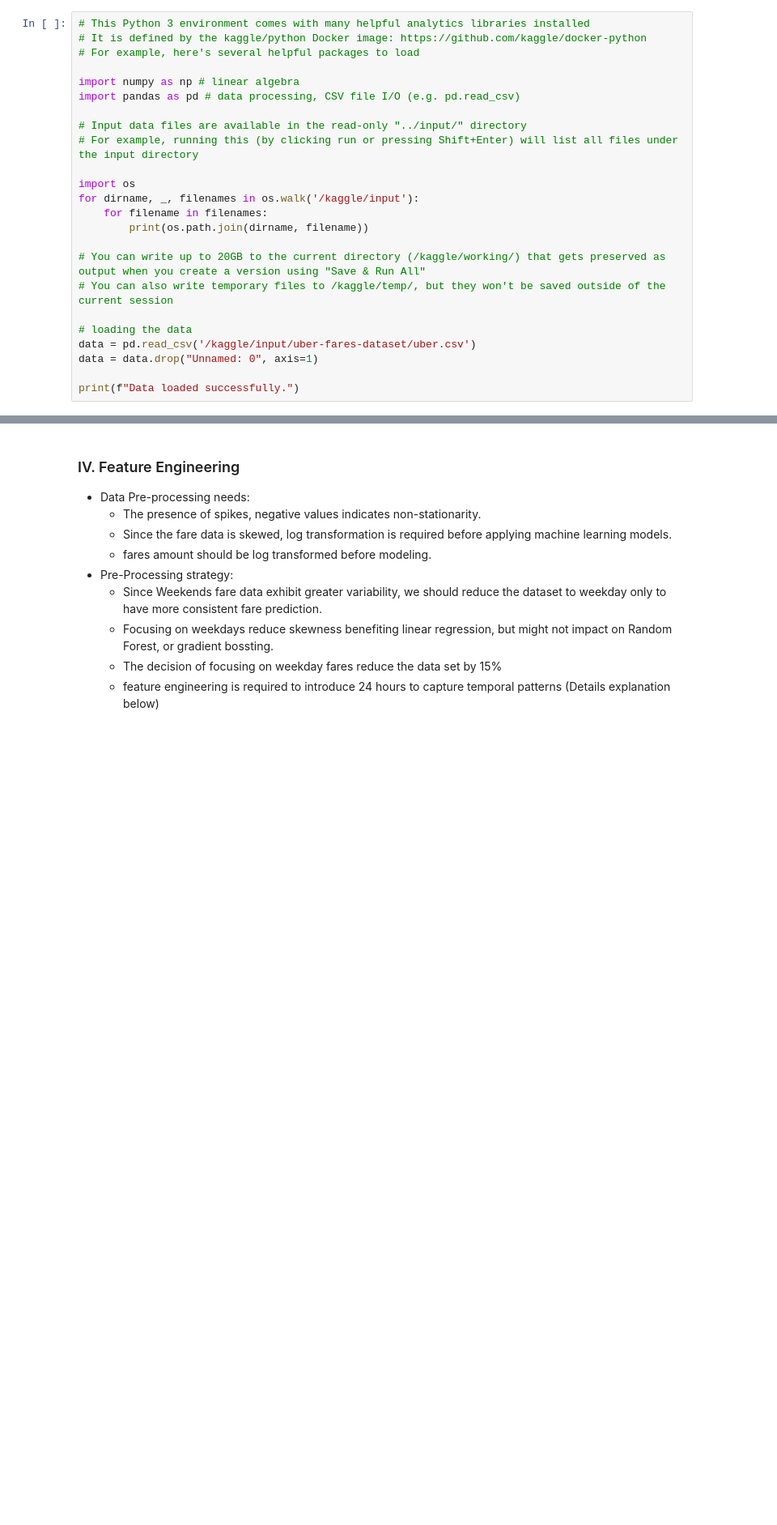
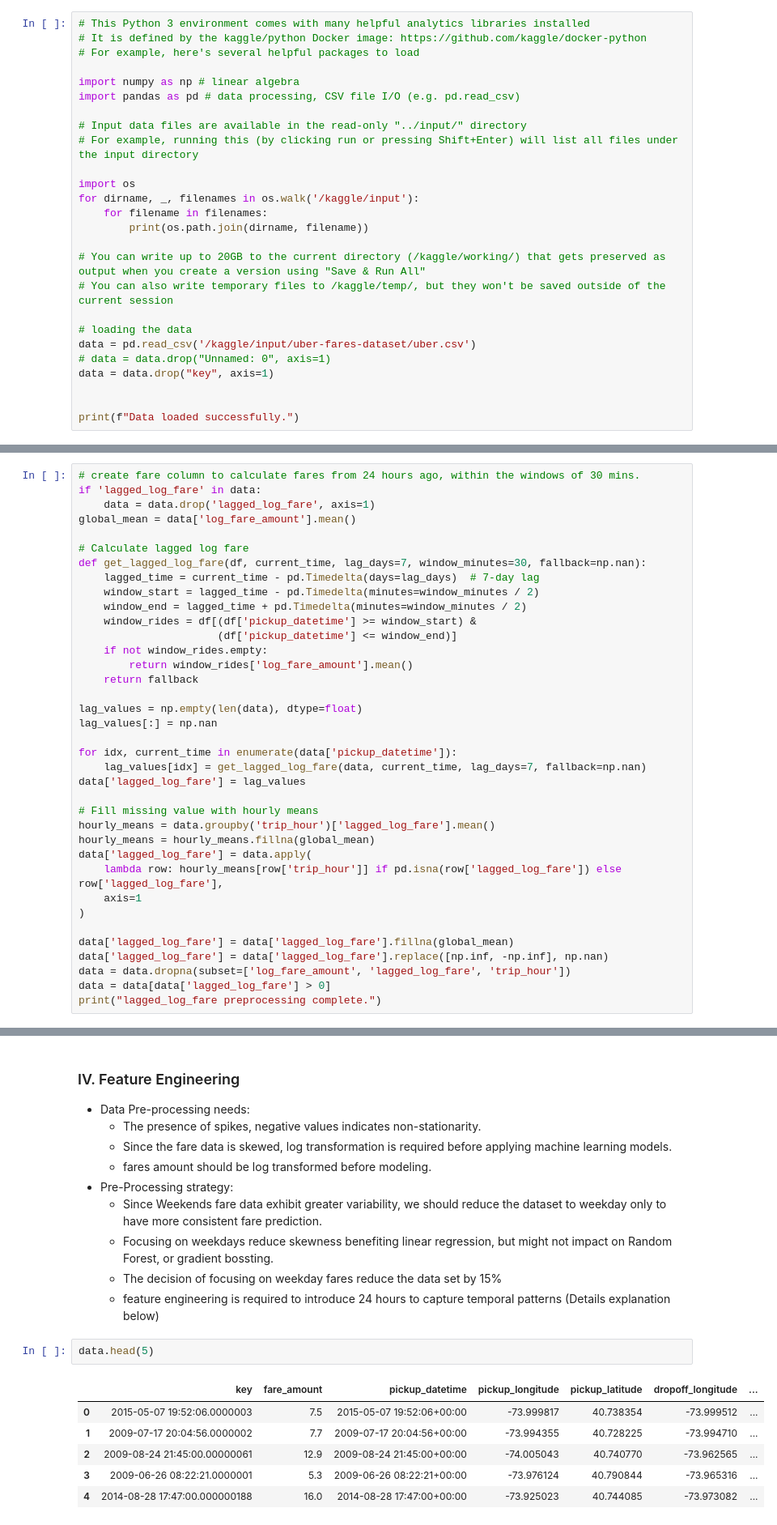
Before and after one commit to ameau01/Uber-Fare-Prediction, a Jupyter notebook: uber-fare-prediction.ipynb, the cells around one changed output, grey strips where cells are left out. Shown at 81% size. Cells and saved outputs as stored; diff of their text form; blank space fills up the shorter version.

```diff
--- a/uber-fare-prediction.ipynb
+++ b/uber-fare-prediction.ipynb
@@ -87,7 +87,9 @@ for dirname, _, filenames in os.walk('/kaggle/input'):
 
 # loading the data
 data = pd.read_csv('/kaggle/input/uber-fares-dataset/uber.csv')
-data = data.drop("Unnamed: 0", axis=1)
+# data = data.drop("Unnamed: 0", axis=1)
+data = data.drop("key", axis=1)
+
 
 print(f"Data loaded successfully.")
 # %% [output]
@@ -458,3 +474,40 @@ plt.tight_layout()
 plt.show()
 # %% [output]
 [figure]
+# %%
+# create fare column to calculate fares from 24 hours ago, within the windows of 30 mins.
+if 'lagged_log_fare' in data:
+    data = data.drop('lagged_log_fare', axis=1)
+global_mean = data['log_fare_amount'].mean()
+
+# Calculate lagged log fare
+def get_lagged_log_fare(df, current_time, lag_days=7, window_minutes=30, fallback=np.nan):
+    lagged_time = current_time - pd.Timedelta(days=lag_days)  # 7-day lag
+    window_start = lagged_time - pd.Timedelta(minutes=window_minutes / 2)
+    window_end = lagged_time + pd.Timedelta(minutes=window_minutes / 2)
+    window_rides = df[(df['pickup_datetime'] >= window_start) &
+                      (df['pickup_datetime'] <= window_end)]
+    if not window_rides.empty:
+        return window_rides['log_fare_amount'].mean()
+    return fallback
+
+lag_values = np.empty(len(data), dtype=float)
+lag_values[:] = np.nan
+
+for idx, current_time in enumerate(data['pickup_datetime']):
+    lag_values[idx] = get_lagged_log_fare(data, current_time, lag_days=7, fallback=np.nan)
+data['lagged_log_fare'] = lag_values
+
+# Fill missing value with hourly means
+hourly_means = data.groupby('trip_hour')['lagged_log_fare'].mean()
+hourly_means = hourly_means.fillna(global_mean)
+data['lagged_log_fare'] = data.apply(
+    lambda row: hourly_means[row['trip_hour']] if pd.isna(row['lagged_log_fare']) else row['lagged_log_fare'],
+    axis=1
+)
+
+data['lagged_log_fare'] = data['lagged_log_fare'].fillna(global_mean)
+data['lagged_log_fare'] = data['lagged_log_fare'].replace([np.inf, -np.inf], np.nan)
+data = data.dropna(subset=['log_fare_amount', 'lagged_log_fare', 'trip_hour'])
+data = data[data['lagged_log_fare'] > 0]
+print("lagged_log_fare preprocessing complete.")
@@ -509,3 +564,12 @@ print("lagged_log_fare preprocessing complete.")
    * Focusing on weekdays reduce skewness benefiting linear regression, but might not impact on Random Forest, or gradient bossting.
    * The decision of focusing on weekday fares reduce the data set by 15%
    * feature engineering is required to introduce 24 hours to capture temporal patterns (Details explanation below)
+# %%
+data.head(5)
+# %% [output]
+|  | key | fare_amount | pickup_datetime | pickup_longitude | pickup_latitude | dropoff_longitude | ... |
+| 0 | 2015-05-07 19:52:06.0000003 | 7.5 | 2015-05-07 19:52:06+00:00 | -73.999817 | 40.738354 | -73.999512 | ... |
+| 1 | 2009-07-17 20:04:56.0000002 | 7.7 | 2009-07-17 20:04:56+00:00 | -73.994355 | 40.728225 | -73.994710 | ... |
+| 2 | 2009-08-24 21:45:00.00000061 | 12.9 | 2009-08-24 21:45:00+00:00 | -74.005043 | 40.740770 | -73.962565 | ... |
+| 3 | 2009-06-26 08:22:21.0000001 | 5.3 | 2009-06-26 08:22:21+00:00 | -73.976124 | 40.790844 | -73.965316 | ... |
+| 4 | 2014-08-28 17:47:00.000000188 | 16.0 | 2014-08-28 17:47:00+00:00 | -73.925023 | 40.744085 | -73.973082 | ... |
```
Also changed, not shown: parts of 11 cells of this notebook.
